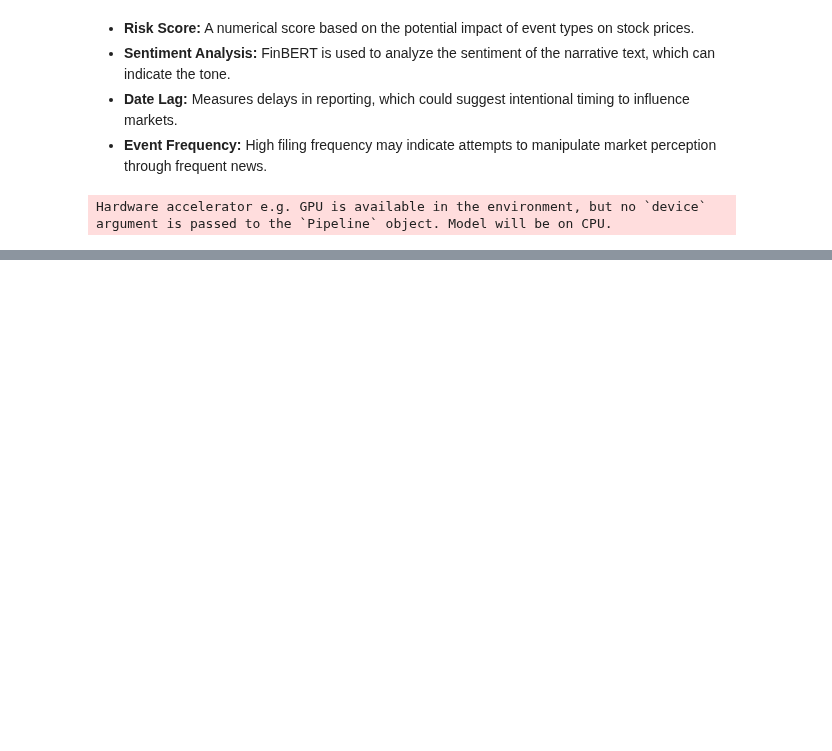
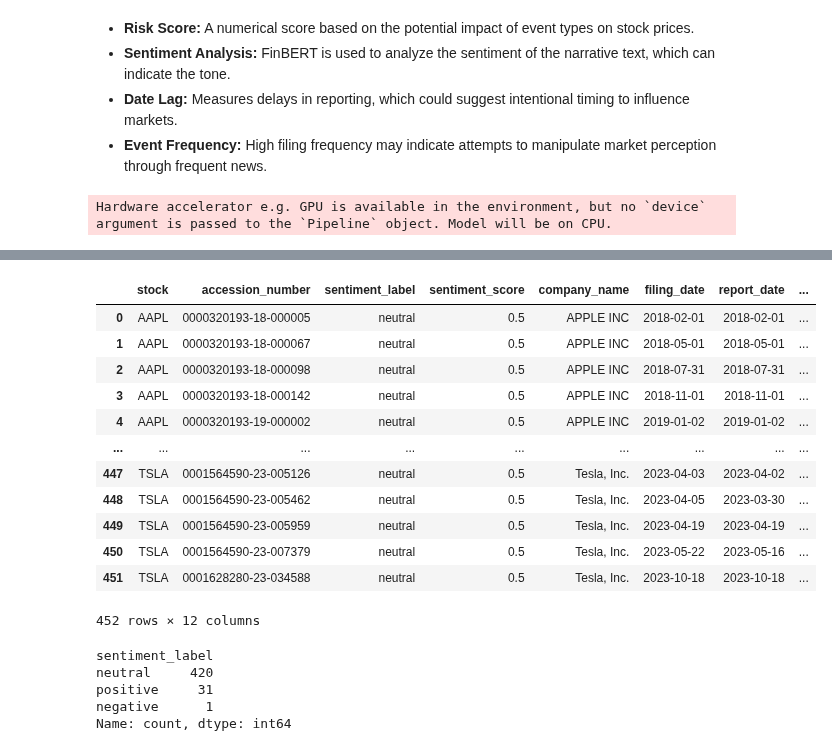
Before and after one commit to ansh2607/capstone2025-aggarwal-StockMarketManipulationDetection, a Jupyter notebook: process_sec_filings.ipynb, the cells around one changed output, grey strips where cells are left out. Cells and saved outputs as stored; diff of their text form; code cells hidden in the pictures; blank space fills up the shorter version.

```diff
--- a/process_sec_filings.ipynb
+++ b/process_sec_filings.ipynb
@@ -160,0 +230,60 @@ Hardware accelerator e.g. GPU is available in the environment, but no `device` a
+# %%
+# Aggregate sentiment per filing
+def aggregate_sentiment(group):
+    """Aggregate sentence-level sentiments to filing-level."""
+    finbert_scores = group['finbert_score'].values
+    finbert_labels = group['finbert_label'].values
+
+    # Weighted average of sentiment scores (weighted by confidence)
+    positive_score = sum(score for score, label in zip(finbert_scores, finbert_labels) if label == 'positive') / max(1, sum(1 for label in finbert_labels if label == 'positive'))
+    negative_score = sum(score for score, label in zip(finbert_scores, finbert_labels) if label == 'negative') / max(1, sum(1 for label in finbert_labels if label == 'negative'))
+
+    # Combine FinBERT and keyword sentiments
+    keyword_label = group['keyword_label'].mode()[0]
+
+    if positive_score > negative_score and positive_score > 0.5:
+        return pd.Series({'sentiment_label': 'positive', 'sentiment_score': positive_score})
+    elif negative_score > positive_score and negative_score > 0.5:
+        return pd.Series({'sentiment_label': 'negative', 'sentiment_score': negative_score})
+    elif keyword_label != 'neutral':
+        return pd.Series({'sentiment_label': keyword_label, 'sentiment_score': group['keyword_score'].mean()})
+    return pd.Series({'sentiment_label': 'neutral', 'sentiment_score': 0.5})
+
+# Aggregate to filing level
+filing_agg_df = filings_df.groupby(['stock', 'accession_number']).apply(aggregate_sentiment).reset_index()
+
+# Convert items list to string to make it hashable
+filings_df['items_str'] = filings_df['items'].apply(lambda x: '|'.join(x) if isinstance(x, list) else '')
+
+# Merge back metadata
+final_filing_df = filing_agg_df.merge(
+    filings_df[['stock', 'accession_number', 'company_name', 'filing_date', 'report_date', 'cik', 'sic', 'items', 'items_str', 'date_lag', 'risk_score']].drop_duplicates(subset=['stock', 'accession_number', 'company_name', 'filing_date', 'report_date', 'cik', 'sic', 'items_str', 'date_lag', 'risk_score']),
+    on=['stock', 'accession_number']
+)
+
+# Drop the temporary items_str column
+final_filing_df = final_filing_df.drop(columns=['items_str'])
+
+final_filing_df
+# %% [output]
+|  | stock | accession_number | sentiment_label | sentiment_score | company_name | filing_date | report_date | ... |
+| 0 | AAPL | 0000320193-18-000005 | neutral | 0.5 | APPLE INC | 2018-02-01 | 2018-02-01 | ... |
+| 1 | AAPL | 0000320193-18-000067 | neutral | 0.5 | APPLE INC | 2018-05-01 | 2018-05-01 | ... |
+| 2 | AAPL | 0000320193-18-000098 | neutral | 0.5 | APPLE INC | 2018-07-31 | 2018-07-31 | ... |
+| 3 | AAPL | 0000320193-18-000142 | neutral | 0.5 | APPLE INC | 2018-11-01 | 2018-11-01 | ... |
+| 4 | AAPL | 0000320193-19-000002 | neutral | 0.5 | APPLE INC | 2019-01-02 | 2019-01-02 | ... |
+| ... | ... | ... | ... | ... | ... | ... | ... | ... |
+| 447 | TSLA | 0001564590-23-005126 | neutral | 0.5 | Tesla, Inc. | 2023-04-03 | 2023-04-02 | ... |
+| 448 | TSLA | 0001564590-23-005462 | neutral | 0.5 | Tesla, Inc. | 2023-04-05 | 2023-03-30 | ... |
+| 449 | TSLA | 0001564590-23-005959 | neutral | 0.5 | Tesla, Inc. | 2023-04-19 | 2023-04-19 | ... |
+| 450 | TSLA | 0001564590-23-007379 | neutral | 0.5 | Tesla, Inc. | 2023-05-22 | 2023-05-16 | ... |
+| 451 | TSLA | 0001628280-23-034588 | neutral | 0.5 | Tesla, Inc. | 2023-10-18 | 2023-10-18 | ... |
+452 rows × 12 columns
+# %%
+final_filing_df['sentiment_label'].value_counts()
+# %% [output]
+sentiment_label
+neutral     420
+positive     31
+negative      1
+Name: count, dtype: int64
```
Also changed, not shown: parts of 6 cells of this notebook, 2 other files.
